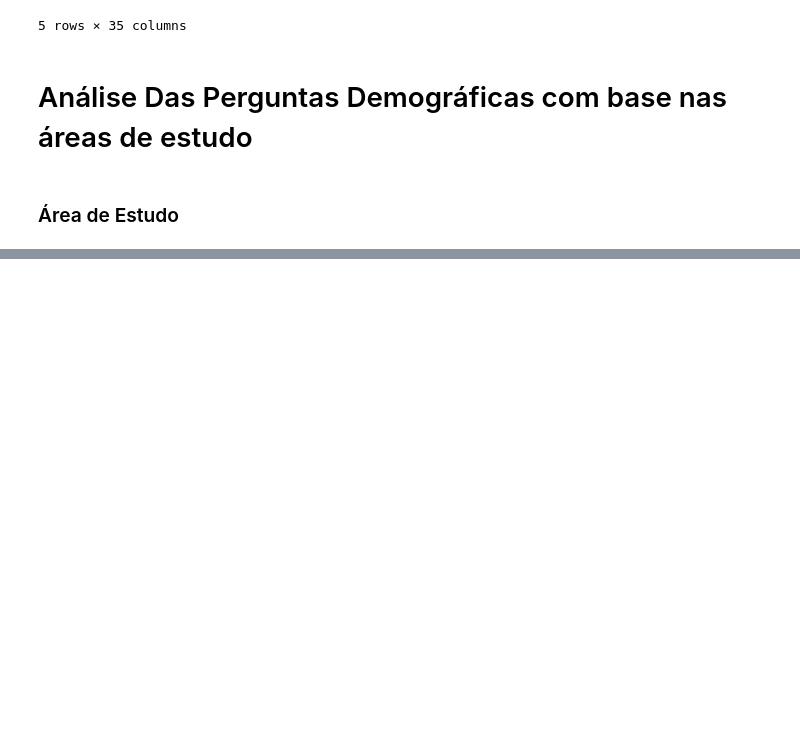
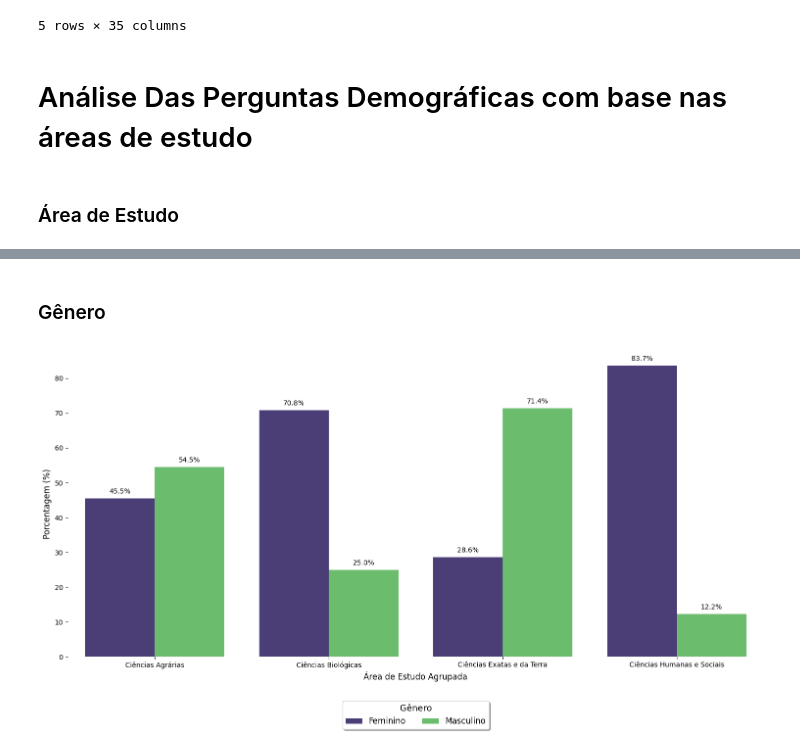
Before and after one commit to MariaLuiseB/Analise-TCC, a Jupyter notebook: areas_estudo_analises.ipynb, the cells around one changed output, grey strips where cells are left out. Saved outputs shown, nothing was run; the diff lists cells and outputs as text; code cells hidden in the pictures; blank space fills up the shorter version.

```diff
--- a/areas_estudo_analises.ipynb
+++ b/areas_estudo_analises.ipynb
@@ -134,0 +139,78 @@ for patch, (_, row) in zip(ax.patches, df_grouped_semestre.iterrows()):
+# %% [markdown]
+### Gênero
+# %%
+# Agrupar os dados por 'Área de Estudo Agrupada' e 'Gênero', calculando a contagem
+df_grouped = df.groupby(['Área de Estudo Agrupada', 'Qual o seu gênero?']).size().reset_index(name='Contagem')
+
+# Calcular a porcentagem de cada gênero dentro de cada área de estudo
+df_grouped['Total_Area'] = df_grouped.groupby('Área de Estudo Agrupada')['Contagem'].transform('sum')
+df_grouped['Percentual'] = (df_grouped['Contagem'] / df_grouped['Total_Area']) * 100
+
+# Filtrar os dados para remover combinações com contagem zero
+df_grouped = df_grouped[df_grouped['Contagem'] > 0]
+
+# Ordenar os valores de 'Qual o seu gênero' para garantir a ordem correta na legenda
+df_grouped['Qual o seu gênero?'] = pd.Categorical(
+    df_grouped['Qual o seu gênero?'],
+    categories=['Feminino', 'Masculino'],
+    ordered=True
+)
+
+# Definir cores da paleta viridis
+# Cores para Feminino, Masculino e Prefiro não dizer
+viridis = plt.cm.viridis
+colors = { 'Feminino': viridis(0.15), 'Masculino': viridis(0.75)}
+
+# Criar o gráfico de barras
+plt.figure(figsize=(15, 8))
+ax = sns.barplot(
+    data=df_grouped,
+    x='Área de Estudo Agrupada',
+    y='Percentual',
+    hue='Qual o seu gênero?',
+    palette=colors  # Usar as cores da paleta viridis
+)
+
+# Adicionar rótulos de porcentagem acima das barras
+# Adicionar os percentuais sobre as barras
+for patch, row in zip(ax.patches, df_grouped.itertuples()):
+    x = patch.get_x() + patch.get_width() / 2.0
+    y = patch.get_height()
+    if y > 0:  # Adicionar texto apenas para barras com altura maior que 0
+        plt.text(x, y + 1, f'{y:.1f}%', ha='center', va='bottom', fontsize=10, color='black')
+
+
+
+# Configurar título e rótulos dos eixos
+# plt.title('Porcentagem de Gêneros por Área de Estudo Agrupada', fontsize=16, fontweight='bold')
+plt.xlabel('Área de Estudo Agrupada', fontsize=12)
+plt.ylabel('Porcentagem (%)', fontsize=12)
+
+
+legend_elements = [
+    Patch(facecolor=colors['Feminino'], label='Feminino'),  # Cor para Feminino
+    Patch(facecolor=colors['Masculino'], label='Masculino')  # Cor para Masculino
+]
+
+# Ajustar a legenda
+plt.legend(
+    title='Gênero',
+    loc='lower center',
+    bbox_to_anchor=(0.5, -0.25),
+    ncol=2,
+    fancybox=True,
+    shadow=True,
+    fontsize=12,
+    title_fontsize=13)
+
+# Ajustar layout
+plt.tight_layout()
+
+# Retirar o box
+plt.box(False)
+plt.grid(False)
+
+# Exibir o gráfico
+plt.show()
+# %% [output]
+[figure, added]
```
Also changed, not shown: parts of 10 cells of this notebook, 1 other file.
